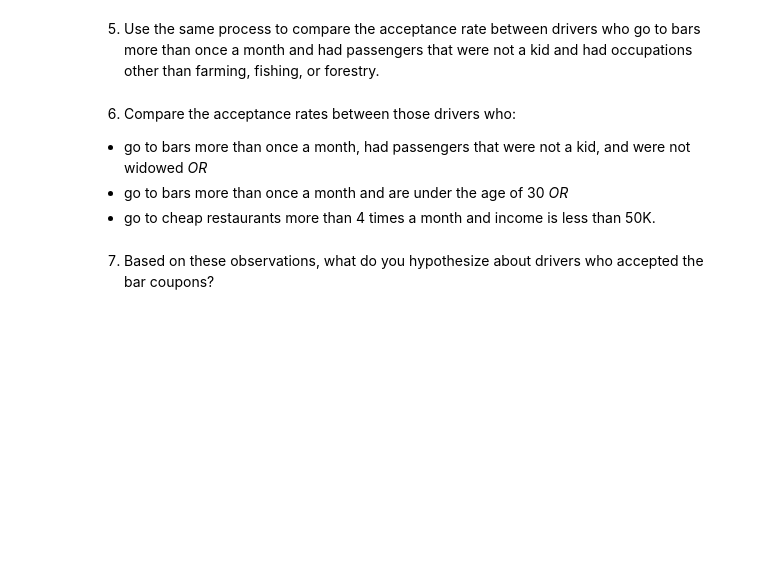
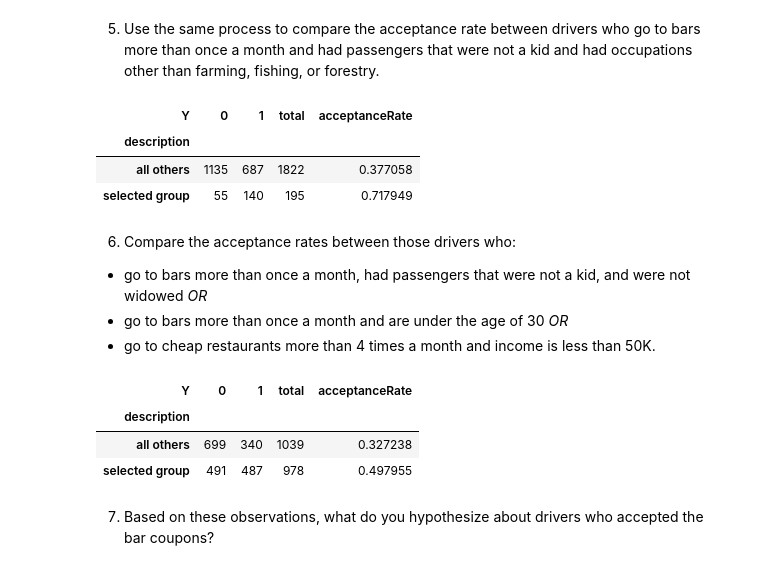
Before and after one commit to rooparb-cyber/MLPortfolio, a Jupyter notebook: Practical Application1.ipynb, the cells around one changed output. Cells and saved outputs as stored; diff of their text form; code cells hidden in the pictures; blank space fills up the shorter version.

```diff
--- a/Practical Application1.ipynb
+++ b/Practical Application1.ipynb
@@ -184,11 +220,61 @@ acceptance proportion of drivers that are not over 25 with none or unknown numbe
 [figure]
 # %% [markdown]
 5. Use the same process to compare the acceptance rate between drivers who go to bars more than once a month and had passengers that were not a kid and had occupations other than farming, fishing, or forestry.
+# %%
+adultPassengerAndfilteredOccupationDF = barData.query('Bar not in ["unknown","never","less1"] and passanger not in ["Kid(s)", "Alone"] and occupation != "Farming Fishing & Forestry"').copy()
+otherDF = barData.query('not (Bar not in ["unknown","never","less1"] and passanger not in ["Kid(s)", "Alone"] and occupation != "Farming Fishing & Forestry")').copy()
+
+adultPassengerAndfilteredOccupationDF['description'] = 'selected group'
+otherDF['description'] = 'all others'
+targetDF5 = pd.concat( [adultPassengerAndfilteredOccupationDF, otherDF] )
+groupedDF5 =  targetDF5.groupby(['description', 'Y']).size().unstack(fill_value=0).reindex()
+groupedDF5['total'] = groupedDF5[0] + groupedDF5[1]
+groupedDF5['acceptanceRate'] = groupedDF5[1]/(groupedDF5[0] + groupedDF5[1])
+
+groupedDF5
+# %% [output]
+| Y | 0 | 1 | total | acceptanceRate |
+| description |  |  |  |  |
+| all others | 1135 | 687 | 1822 | 0.377058 |
+| selected group | 55 | 140 | 195 | 0.717949 |
 # %% [markdown]
 6. Compare the acceptance rates between those drivers who:
 
 - go to bars more than once a month, had passengers that were not a kid, and were not widowed *OR*
 - go to bars more than once a month and are under the age of 30 *OR*
 - go to cheap restaurants more than 4 times a month and income is less than 50K.
+# %%
+filter1 = (~barData['Bar'].isin(['unknown', 'never', 'less1'])) & \
+          (~barData['passanger'].isin(['Kid(s)', 'Alone'])) & \
+          (barData['maritalStatus'] != 'Widowed')
+
+# Create the second boolean mask
+filter2 = (~barData['Bar'].isin(['unknown', 'never', 'less1'])) & \
+          (barData['ageNumeric'] < 30)
+
+# Create the third boolean mask
+filter3 = (barData['RestaurantLessThan20'].isin(['4~8', 'gt8'])) & \
+          (~barData['income'].isin(['50~74k', '75~99k', '100k or more']))
+
+# Combine the three boolean masks
+complex_filter = filter1 | filter2 | filter3
+complexFilterDF = barData[complex_filter].copy()
+
+negated_filter = ~complex_filter
+otherDF = barData[negated_filter].copy()
+
+complexFilterDF['description'] = 'selected group'
+otherDF['description'] = 'all others'
+targetDF5 = pd.concat( [complexFilterDF, otherDF] )
+groupedDF5 =  targetDF5.groupby(['description', 'Y']).size().unstack(fill_value=0).reindex()
+groupedDF5['total'] = groupedDF5[0] + groupedDF5[1]
+groupedDF5['acceptanceRate'] = groupedDF5[1]/(groupedDF5[0] + groupedDF5[1])
+
+groupedDF5
+# %% [output]
+| Y | 0 | 1 | total | acceptanceRate |
+| description |  |  |  |  |
+| all others | 699 | 340 | 1039 | 0.327238 |
+| selected group | 491 | 487 | 978 | 0.497955 |
 # %% [markdown]
 7.  Based on these observations, what do you hypothesize about drivers who accepted the bar coupons?
```
Also changed, not shown: parts of 11 cells of this notebook, 1 other file.
